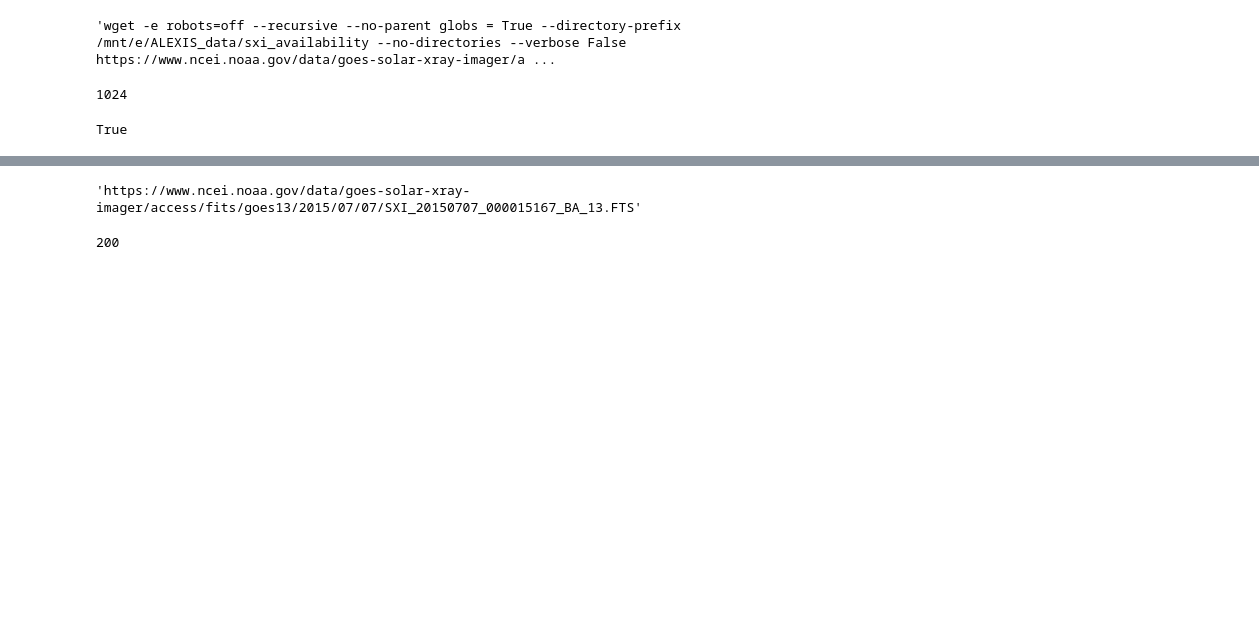
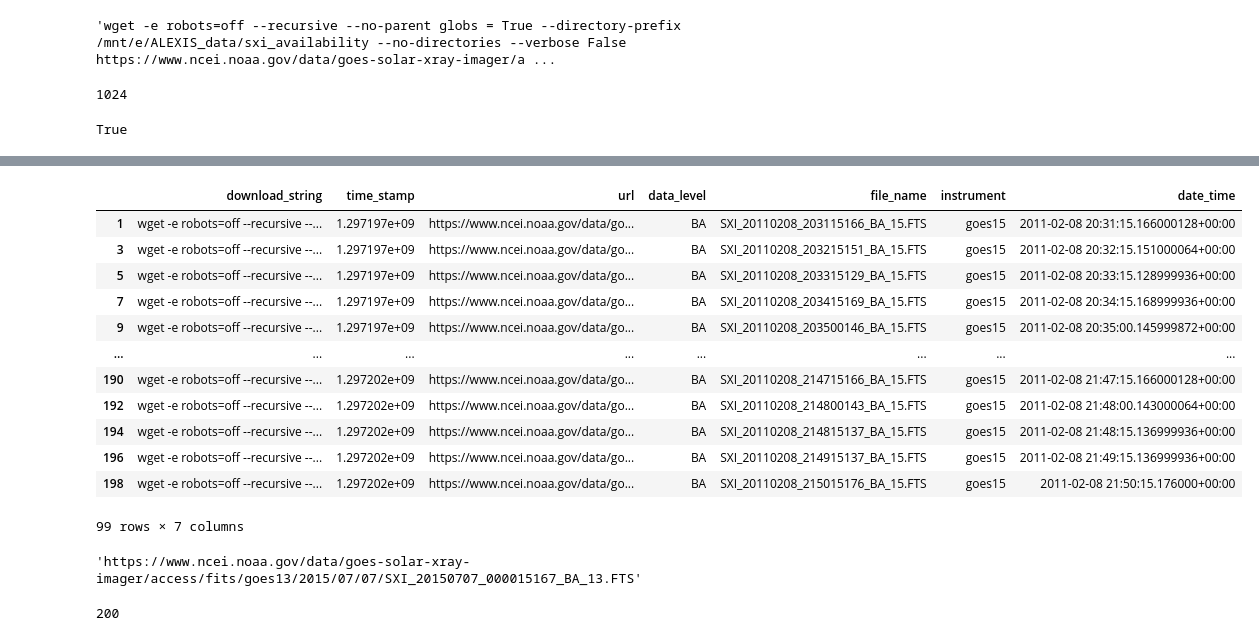
Before and after one commit to jpadial15/ALEXIS_pipeline, a Jupyter notebook: jupyter_notebooks/create_sxi_avail.ipynb, the cells around one changed output, grey strips where cells are left out. Saved outputs shown, nothing was run; the diff lists cells and outputs as text; code cells hidden in the pictures; blank space fills up the shorter version.

```diff
--- a/jupyter_notebooks/create_sxi_avail.ipynb
+++ b/jupyter_notebooks/create_sxi_avail.ipynb
@@ -246,3 +248,19 @@ query_the_data.sxi_availability_sql_db(input_datetime = the_datetime, query_time
+# %%
+sxi_data[sxi_data.data_level == 'BA']
+# %% [output]
+|  | download_string | time_stamp | url | data_level | file_name | instrument | date_time |
+| 1 | wget -e robots=off --recursive --... | 1.297197e+09 | https://www.ncei.noaa.gov/data/go... | BA | SXI_20110208_203115166_BA_15.FTS | goes15 | 2011-02-08 20:31:15.166000128+00:00 |
+| 3 | wget -e robots=off --recursive --... | 1.297197e+09 | https://www.ncei.noaa.gov/data/go... | BA | SXI_20110208_203215151_BA_15.FTS | goes15 | 2011-02-08 20:32:15.151000064+00:00 |
+| 5 | wget -e robots=off --recursive --... | 1.297197e+09 | https://www.ncei.noaa.gov/data/go... | BA | SXI_20110208_203315129_BA_15.FTS | goes15 | 2011-02-08 20:33:15.128999936+00:00 |
+| 7 | wget -e robots=off --recursive --... | 1.297197e+09 | https://www.ncei.noaa.gov/data/go... | BA | SXI_20110208_203415169_BA_15.FTS | goes15 | 2011-02-08 20:34:15.168999936+00:00 |
+| 9 | wget -e robots=off --recursive --... | 1.297197e+09 | https://www.ncei.noaa.gov/data/go... | BA | SXI_20110208_203500146_BA_15.FTS | goes15 | 2011-02-08 20:35:00.145999872+00:00 |
+| ... | ... | ... | ... | ... | ... | ... | ... |
+| 190 | wget -e robots=off --recursive --... | 1.297202e+09 | https://www.ncei.noaa.gov/data/go... | BA | SXI_20110208_214715166_BA_15.FTS | goes15 | 2011-02-08 21:47:15.166000128+00:00 |
+| 192 | wget -e robots=off --recursive --... | 1.297202e+09 | https://www.ncei.noaa.gov/data/go... | BA | SXI_20110208_214800143_BA_15.FTS | goes15 | 2011-02-08 21:48:00.143000064+00:00 |
+| 194 | wget -e robots=off --recursive --... | 1.297202e+09 | https://www.ncei.noaa.gov/data/go... | BA | SXI_20110208_214815137_BA_15.FTS | goes15 | 2011-02-08 21:48:15.136999936+00:00 |
+| 196 | wget -e robots=off --recursive --... | 1.297202e+09 | https://www.ncei.noaa.gov/data/go... | BA | SXI_20110208_214915137_BA_15.FTS | goes15 | 2011-02-08 21:49:15.136999936+00:00 |
+| 198 | wget -e robots=off --recursive --... | 1.297202e+09 | https://www.ncei.noaa.gov/data/go... | BA | SXI_20110208_215015176_BA_15.FTS | goes15 | 2011-02-08 21:50:15.176000+00:00 |
+99 rows × 7 columns
 # %%
 # code above works and below is exploratory
 # %%
```
Also changed, not shown: parts of 2 cells of this notebook.
